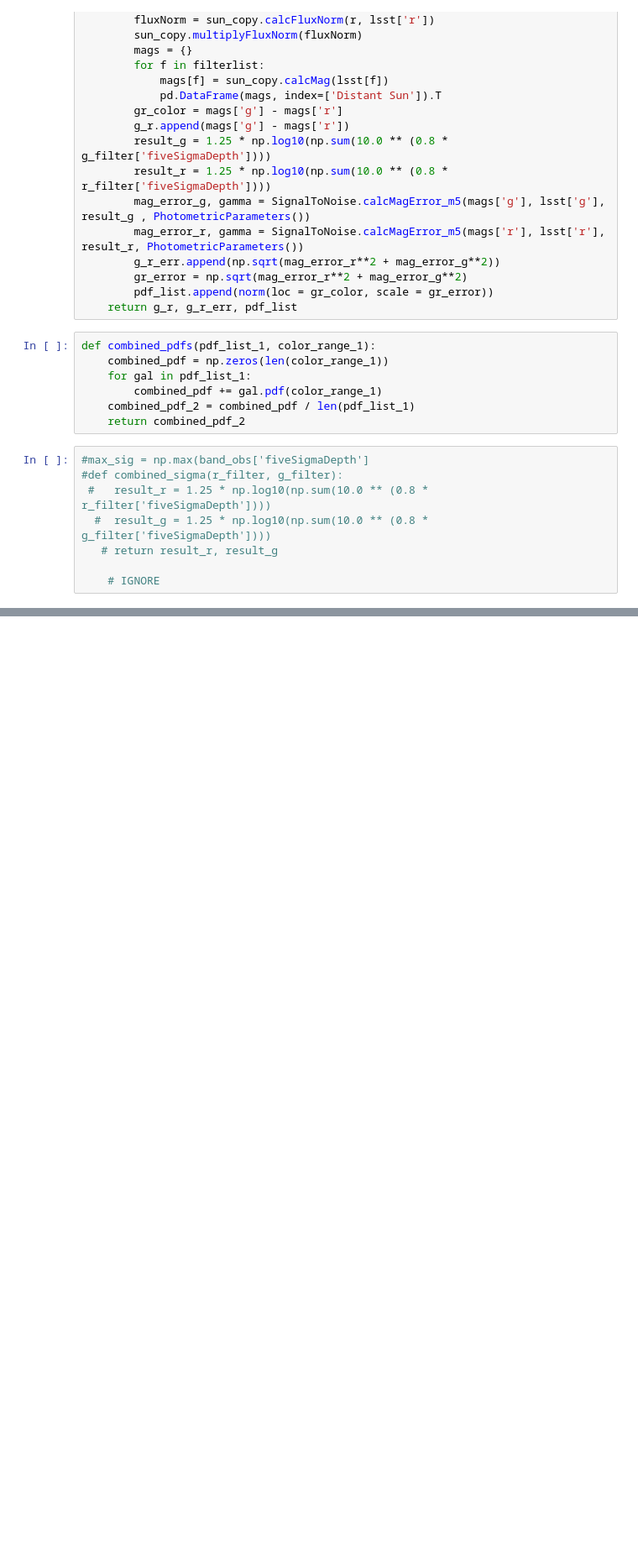
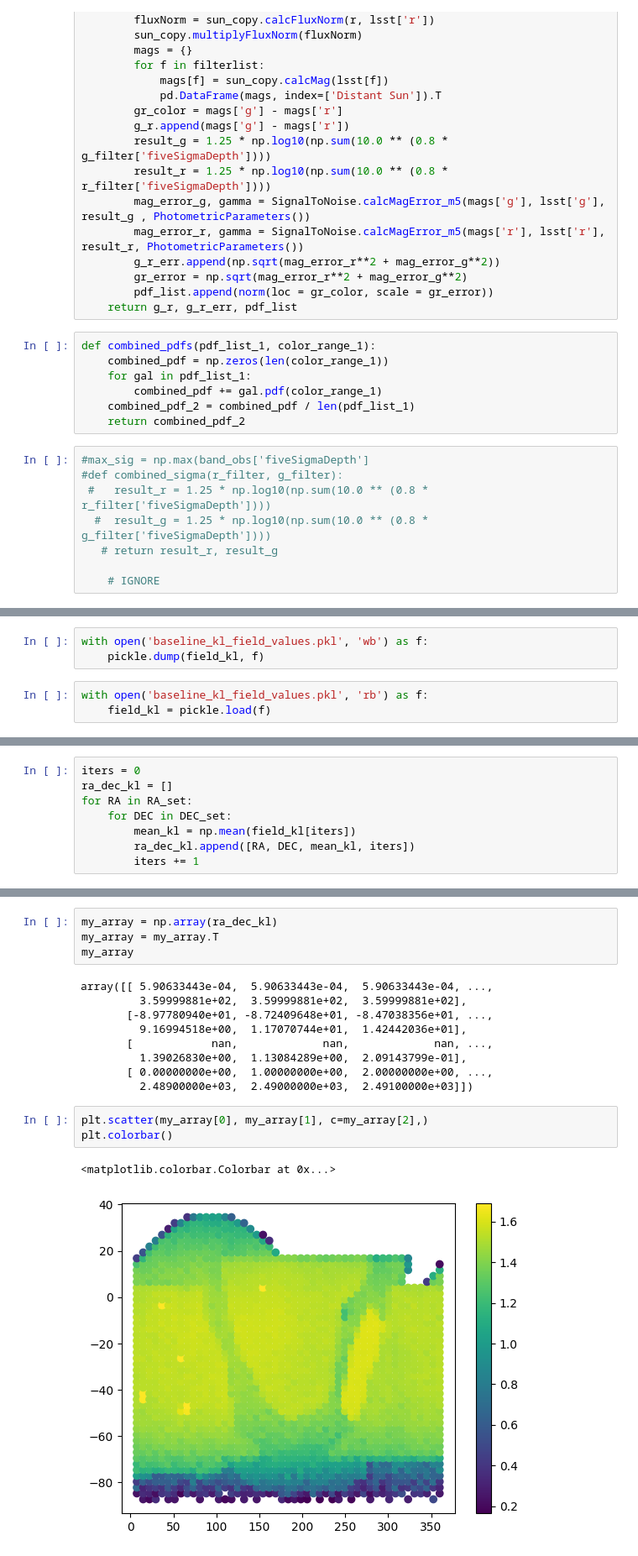
Before and after one commit to dirac-institute/uw-premap-2022-photoz, a Jupyter notebook: magnitudes.ipynb, the cells around one changed output, grey strips where cells are left out. Shown at 84% size. Cells and saved outputs as stored; diff of their text form; blank space fills up the shorter version.

```diff
--- a/magnitudes.ipynb
+++ b/magnitudes.ipynb
@@ -432,0 +505,6 @@ for fid in range(0,field_id_max+1):
+# %%
+with open('baseline_kl_field_values.pkl', 'wb') as f:
+    pickle.dump(field_kl, f)
+# %%
+with open('baseline_kl_field_values.pkl', 'rb') as f:
+    field_kl = pickle.load(f)
@@ -432,0 +513,8 @@ for fid in range(0,field_id_max+1):
+# %%
+iters = 0
+ra_dec_kl = []
+for RA in RA_set:
+    for DEC in DEC_set:
+        mean_kl = np.mean(field_kl[iters])
+        ra_dec_kl.append([RA, DEC, mean_kl, iters])
+        iters += 1
@@ -432,0 +544,19 @@ for fid in range(0,field_id_max+1):
+# %%
+my_array = np.array(ra_dec_kl)
+my_array = my_array.T
+my_array
+# %% [output]
+array([[ 5.90633443e-04,  5.90633443e-04,  5.90633443e-04, ...,
+         3.59999881e+02,  3.59999881e+02,  3.59999881e+02],
+       [-8.97780940e+01, -8.72409648e+01, -8.47038356e+01, ...,
+         9.16994518e+00,  1.17070744e+01,  1.42442036e+01],
+       [            nan,             nan,             nan, ...,
+         1.39026830e+00,  1.13084289e+00,  2.09143799e-01],
+       [ 0.00000000e+00,  1.00000000e+00,  2.00000000e+00, ...,
+         2.48900000e+03,  2.49000000e+03,  2.49100000e+03]])
+# %%
+plt.scatter(my_array[0], my_array[1], c=my_array[2],)
+plt.colorbar()
+# %% [output]
+<matplotlib.colorbar.Colorbar at 0x...>
+[figure, added]
```
Also changed, not shown: parts of 30 cells of this notebook.
